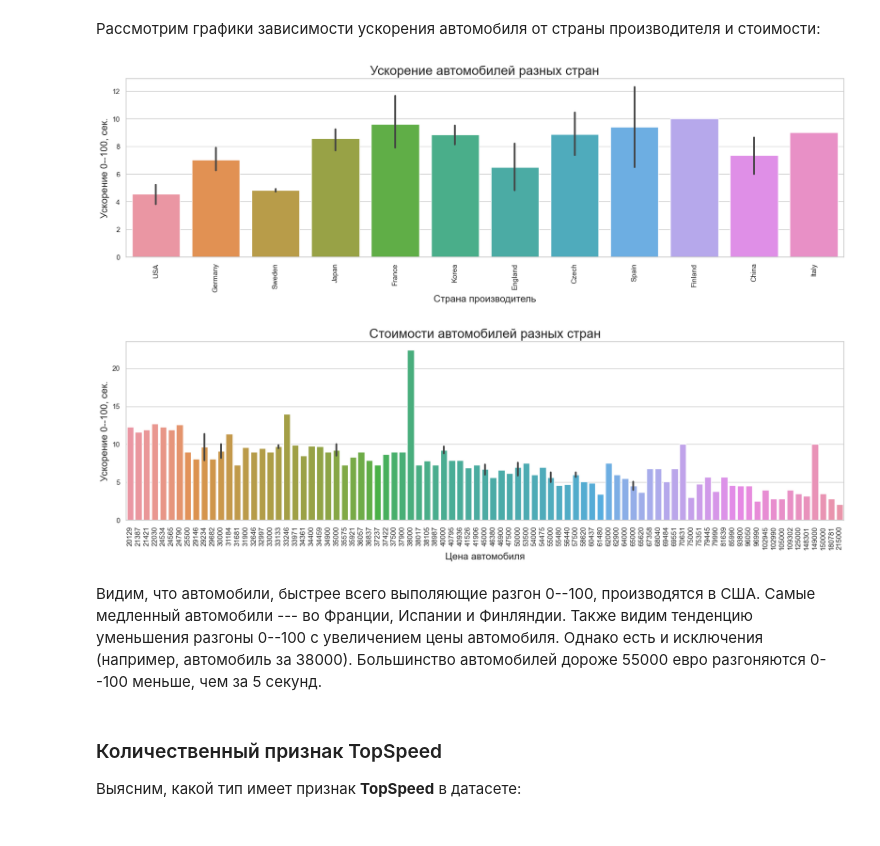
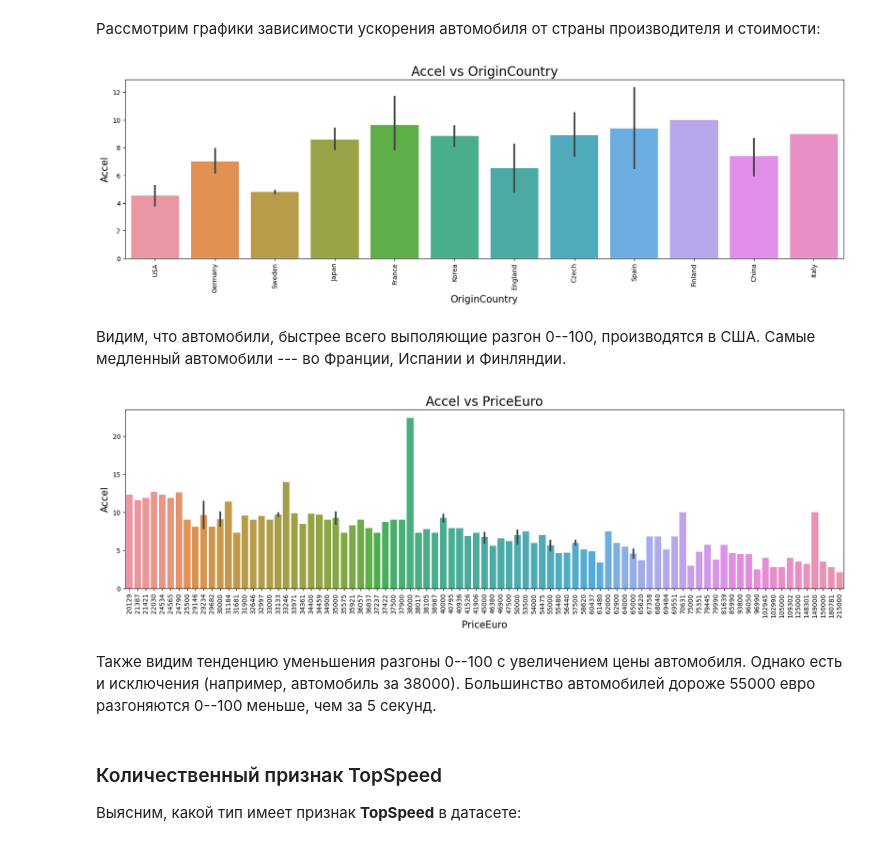
Before and after one commit to daniil-steperev/-SPBU-Machine-Learning-Homework, a Jupyter notebook: [Task1] LinearRegression/LinearRegression.ipynb, the cells around one changed output. Drawn from its saved outputs; the diff is of its cells as text; code cells hidden in the pictures.

```diff
--- a/[Task1] LinearRegression/LinearRegression.ipynb
+++ b/[Task1] LinearRegression/LinearRegression.ipynb
@@ -187,12 +192,5 @@ plt.show()
 
 Выясним, сколько стоят автомобиля определённой **модели**. Отобразим эти значения на графике:
 # %%
-plt.figure(figsize=(20,5))
-sns.set_theme(style="whitegrid")
-sns.barplot(x = "Model", y = "PriceEuro", data = df)
-plt.title('Стоимости автомобилей разных моделей', fontsize = 20)
-plt.ylabel('Цена автомобиля в евро', fontsize= 15)
-plt.xlabel('Модель', fontsize= 15)
-plt.xticks(rotation = 90)
-plt.show()
+show_barplot("Model", "PriceEuro")
 # %% [output]
@@ -257,12 +255,5 @@ fig.set_size_inches(10, 5)
 
 Рассмотрим график стоимости автомобиля относительно страны производителя:
 # %%
-plt.figure(figsize=(20,5))
-sns.set_theme(style="whitegrid")
-sns.barplot(x = "OriginCountry", y = "PriceEuro", data = df)
-plt.title('Стоимости автомобилей разных стран', fontsize = 20)
-plt.ylabel('Цена автомобиля в евро', fontsize= 15)
-plt.xlabel('Страна производитель', fontsize= 15)
-plt.xticks(rotation = 90)
-plt.show()
+show_barplot("OriginCountry", "PriceEuro")
 # %% [output]
@@ -301,29 +292,17 @@ Name: Accel, dtype: float64
 # %% [markdown]
 Рассмотрим графики зависимости ускорения автомобиля от страны производителя и стоимости:
 # %%
-plt.figure(figsize=(20,5))
-sns.set_theme(style="whitegrid")
-sns.barplot(x = "OriginCountry", y = "Accel", data = df)
-plt.title('Ускорение автомобилей разных стран', fontsize = 20)
-plt.ylabel('Ускорение 0--100, сек.', fontsize= 15)
-plt.xlabel('Страна производитель', fontsize= 15)
-plt.xticks(rotation = 90)
-plt.show()
+show_barplot("OriginCountry", "Accel")
 # %% [output]
-[figure, old version]
+[figure, new version]
+# %% [markdown]
+Видим, что автомобили, быстрее всего выполяющие разгон 0--100, производятся в США. Самые медленный автомобили --- во Франции, Испании и Финляндии.
 # %%
-plt.figure(figsize=(20,5))
-sns.set_theme(style="whitegrid")
-sns.barplot(x = "PriceEuro", y = "Accel", data = df)
-plt.title('Стоимости автомобилей разных стран', fontsize = 20)
-plt.ylabel('Ускорение 0--100, сек.', fontsize= 15)
-plt.xlabel('Цена автомобиля', fontsize= 15)
-plt.xticks(rotation = 90)
-plt.show()
+show_barplot("PriceEuro", "Accel")
 # %% [output]
-[figure, old version]
+[figure, new version]
 # %% [markdown]
-Видим, что автомобили, быстрее всего выполяющие разгон 0--100, производятся в США. Самые медленный автомобили --- во Франции, Испании и Финляндии. Также видим тенденцию уменьшения разгоны 0--100 с увеличением цены автомобиля. Однако есть и исключения (например, автомобиль за 38000). Большинство автомобилей дороже 55000 евро разгоняются 0--100 меньше, чем за 5 секунд.
+Также видим тенденцию уменьшения разгоны 0--100 с увеличением цены автомобиля. Однако есть и исключения (например, автомобиль за 38000). Большинство автомобилей дороже 55000 евро разгоняются 0--100 меньше, чем за 5 секунд.
 # %% [markdown]
 ### Количественный признак TopSpeed
 
```
Also changed, not shown: parts of 50 cells of this notebook.
